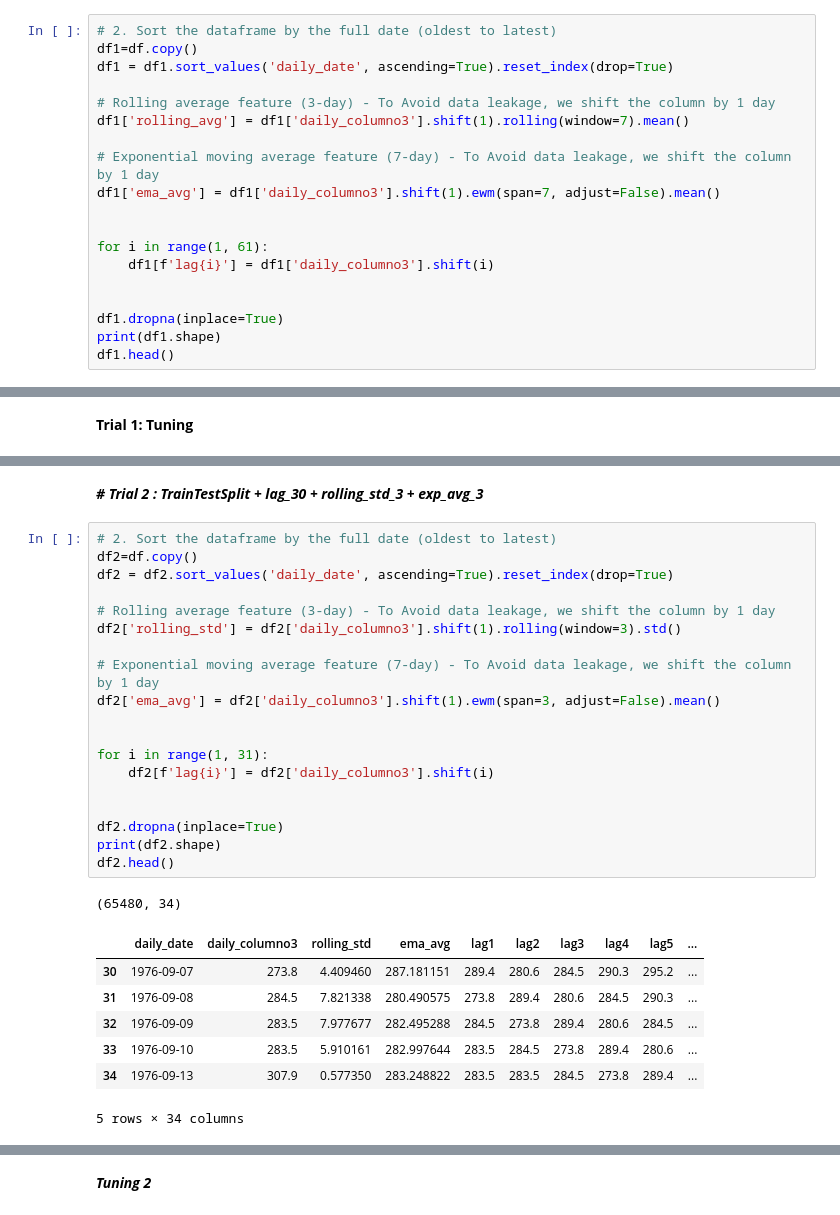
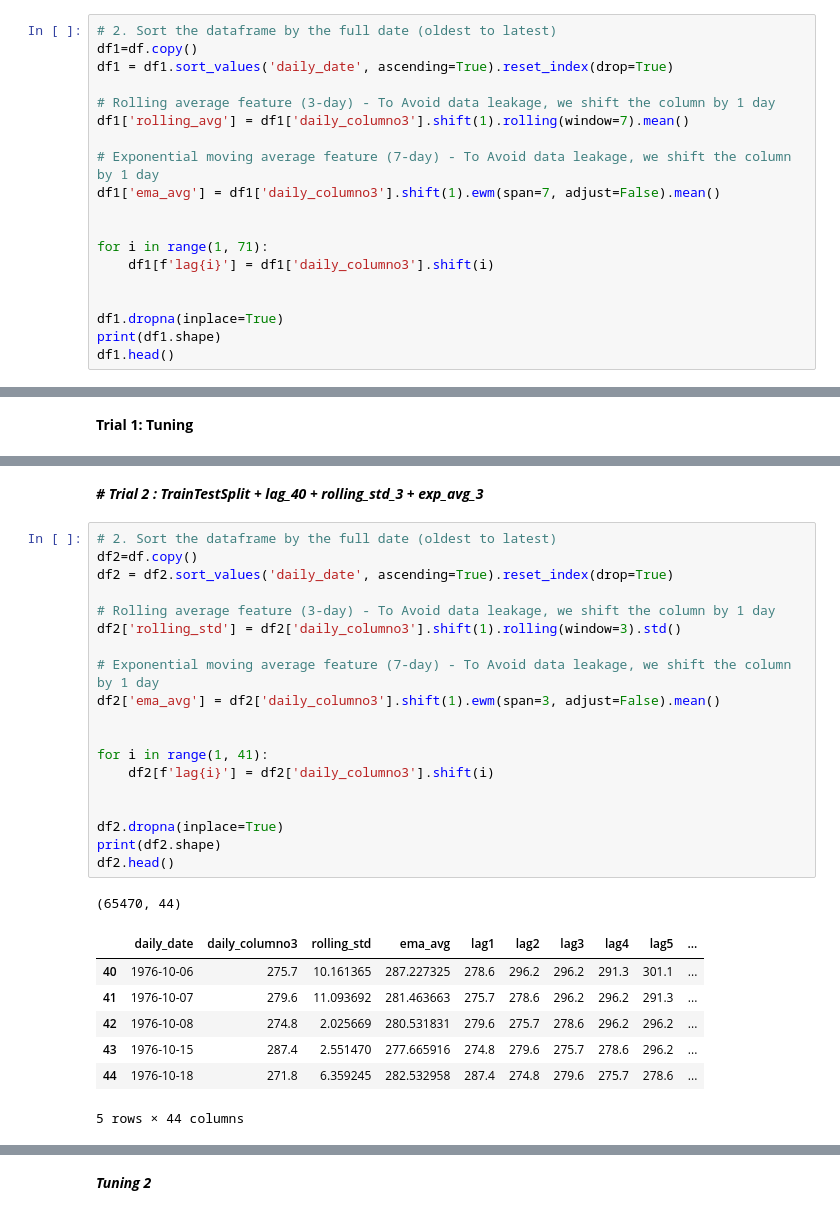
Before and after one commit to Abir784/Predictve-analysis-of-ozone-layer-using-ML, a Jupyter notebook: trial_and_error_using_normal_spliting.ipynb, the cells around one changed output, grey strips where cells are left out. Drawn from its saved outputs; the diff is of its cells as text.

```diff
--- a/trial_and_error_using_normal_spliting.ipynb
+++ b/trial_and_error_using_normal_spliting.ipynb
@@ -94,7 +94,7 @@ df1['rolling_avg'] = df1['daily_columno3'].shift(1).rolling(window=7).mean()
 df1['ema_avg'] = df1['daily_columno3'].shift(1).ewm(span=7, adjust=False).mean()
 
 
-for i in range(1, 61):
+for i in range(1, 71):
     df1[f'lag{i}'] = df1['daily_columno3'].shift(i)
 
 
@@ -324,33 +324,33 @@ Tuning XGBoost...
 # %% [markdown]
-***# Trial 2 : TrainTestSplit + lag_30 + rolling_std_3 + exp_avg_3***
+***# Trial 2 : TrainTestSplit + lag_40 + rolling_std_3 + exp_avg_3***
 # %%
 # 2. Sort the dataframe by the full date (oldest to latest)
 df2=df.copy()
 df2 = df2.sort_values('daily_date', ascending=True).reset_index(drop=True)
 
 # Rolling average feature (3-day) - To Avoid data leakage, we shift the column by 1 day
 df2['rolling_std'] = df2['daily_columno3'].shift(1).rolling(window=3).std()
 
 # Exponential moving average feature (7-day) - To Avoid data leakage, we shift the column by 1 day
 df2['ema_avg'] = df2['daily_columno3'].shift(1).ewm(span=3, adjust=False).mean()
 
 
-for i in range(1, 31):
+for i in range(1, 41):
     df2[f'lag{i}'] = df2['daily_columno3'].shift(i)
 
 
 df2.dropna(inplace=True)
 print(df2.shape)
 df2.head()
 # %% [output]
-(65480, 34)
+(65470, 44)
 |  | daily_date | daily_columno3 | rolling_std | ema_avg | lag1 | lag2 | lag3 | lag4 | lag5 | ... |
-| 30 | 1976-09-07 | 273.8 | 4.409460 | 287.181151 | 289.4 | 280.6 | 284.5 | 290.3 | 295.2 | ... |
-| 31 | 1976-09-08 | 284.5 | 7.821338 | 280.490575 | 273.8 | 289.4 | 280.6 | 284.5 | 290.3 | ... |
-| 32 | 1976-09-09 | 283.5 | 7.977677 | 282.495288 | 284.5 | 273.8 | 289.4 | 280.6 | 284.5 | ... |
-| 33 | 1976-09-10 | 283.5 | 5.910161 | 282.997644 | 283.5 | 284.5 | 273.8 | 289.4 | 280.6 | ... |
-| 34 | 1976-09-13 | 307.9 | 0.577350 | 283.248822 | 283.5 | 283.5 | 284.5 | 273.8 | 289.4 | ... |
+| 40 | 1976-10-06 | 275.7 | 10.161365 | 287.227325 | 278.6 | 296.2 | 296.2 | 291.3 | 301.1 | ... |
+| 41 | 1976-10-07 | 279.6 | 11.093692 | 281.463663 | 275.7 | 278.6 | 296.2 | 296.2 | 291.3 | ... |
+| 42 | 1976-10-08 | 274.8 | 2.025669 | 280.531831 | 279.6 | 275.7 | 278.6 | 296.2 | 296.2 | ... |
+| 43 | 1976-10-15 | 287.4 | 2.551470 | 277.665916 | 274.8 | 279.6 | 275.7 | 278.6 | 296.2 | ... |
+| 44 | 1976-10-18 | 271.8 | 6.359245 | 282.532958 | 287.4 | 274.8 | 279.6 | 275.7 | 278.6 | ... |
-5 rows × 34 columns
+5 rows × 44 columns
 # %%
 minmax_x = StandardScaler()
 minmax_y= StandardScaler()
```
Also changed, not shown: parts of 27 cells of this notebook.
